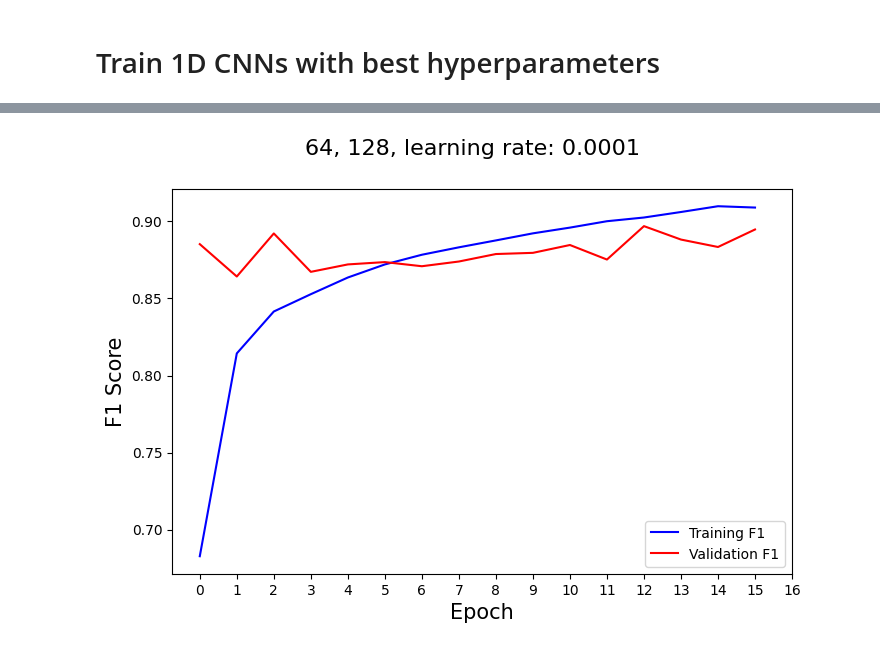
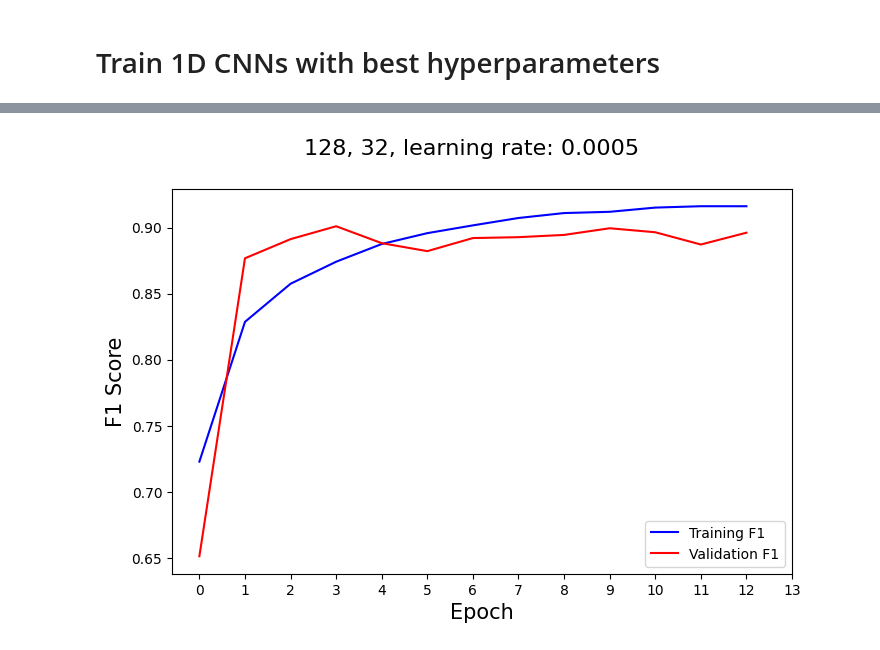
Before and after one commit to MT9981/FYP, a Jupyter notebook: GloVe + Word2Vec (rms) oversampled-keras tuner (done).ipynb, the cells around one changed output, grey strips where cells are left out. Cells and saved outputs as stored; diff of their text form; code cells hidden in the pictures.

```diff
--- a/GloVe + Word2Vec (rms) oversampled-keras tuner (done).ipynb
+++ b/GloVe + Word2Vec (rms) oversampled-keras tuner (done).ipynb
@@ -499,0 +371,20 @@ predicted_f1_score = 0.8961902326770647
+# %%
+input_size = X_train.shape[1]
+
+embedding_layer = Embedding(vocab_size, embedding_size, weights=[rms], trainable=True)
+
+input_layer = Input(shape=(input_size,))
+embedding = embedding_layer(input_layer)
+bilstm = Bidirectional(LSTM(32, activation='relu', kernel_regularizer=regularizers.l2(1), recurrent_regularizer=regularizers.l2(1)))(embedding)
+flatten = Flatten()(bilstm)
+dropout = Dropout(0.3)(flatten)
+dense = Dense(32)(dropout)
+output_layer = Dense(units=1, activation='sigmoid')(dense)
+
+model = Model(input_layer, output_layer)
+
+optimizer = Adam(learning_rate=0.0005)
+
+model.compile(optimizer=optimizer,
+                  loss='binary_crossentropy',
+                  metrics=['accuracy', Precision(thresholds=0.5), Recall(thresholds=0.5), F1Score(threshold=0.5)])
@@ -500,10 +457,11 @@ predicted_f1_score = 0.8961902326770647
 # %%
 from sklearn.utils.class_weight import compute_class_weight
+from tensorflow.keras.layers import Bidirectional, LSTM
 
 input_size = X_train.shape[1]
 
-def cnn_model(hp):
-    conv_filters = hp.Choice("conv_filters", values=[16, 32, 64, 128])
+def bilstm_model(hp):
+    out_space = hp.Choice("output_space", values=[16, 32, 64, 128])
     dense_units = hp.Choice("dense_units", values=[16, 32, 64, 128])
     learning_rate = hp.Choice("learning_rate", values=[0.0001, 0.0005, 0.001, 0.005])
 
@@ -512,9 +470,8 @@ def cnn_model(hp):
     input_layer = Input(shape=(input_size,))
     embedding = embedding_layer(input_layer)
 
-    conv = Conv1D(conv_filters, 10, activation='relu', kernel_regularizer=regularizers.l2(3), padding='same')(embedding)
-    maxpool = MaxPooling1D(3)(conv)
-    flatten = Flatten()(maxpool)
+    bilstm = Bidirectional(LSTM(out_space, activation='relu', kernel_regularizer=regularizers.l2(1), recurrent_regularizer=regularizers.l2(1)))(embedding)
+    flatten = Flatten()(bilstm)
     dropout = Dropout(0.3)(flatten)
     dense = Dense(dense_units)(dropout)
     output_layer = Dense(units=1, activation='sigmoid')(dense)
@@ -535,9 +492,9 @@ from keras_tuner import Objective
 from keras_tuner.tuners import GridSearch
 
 tuner = kt.GridSearch(
-    cnn_model,
+    bilstm_model,
     objective=Objective('val_f1_score', direction='max'),
-    directory='CNN Grid Tuning',
+    directory='BiLSTM Grid Tuning',
     project_name='Glove+Word2Vec (rms) oversampled grid-tune'
 )
 # %% [output]
@@ -610,0 +542,8 @@ _________________________________________________________________
+# %%
+# Retrieve the best hyperparameters #0049, 0057, 0053
+best_trial = tuner.oracle.get_trial('0053')
+best_hyperparameters = best_trial.hyperparameters
+
+# Re-instantiate the model with the best hyperparameters
+best_model = tuner.hypermodel.build(best_hyperparameters)
+best_model.summary()
@@ -638,17 +595,17 @@ Epoch 16/30
 # %%
 #plotting f1
 plt.figure(figsize=(8, 5))  # Create a new figure for each plot
-plt.suptitle(f'64, 128, learning rate: 0.0001', fontsize=16)
+plt.suptitle(f'128, 32, learning rate: 0.0005', fontsize=16)
 plt.ylabel('F1 Score', fontsize=15)
 plt.xlabel('Epoch', fontsize=15)
 plt.plot(hp_history.history['f1_score'], color='b', label='Training F1')
 plt.plot(hp_history.history['val_f1_score'], color='r', label='Validation F1')
 plt.legend(loc='lower right')
 
 plt.xticks(range(0, len(hp_history.history['f1_score']) + 1, 1))
 plt.show()
 # %% [output]
-[figure, old version]
+[figure, new version]
 # %%
 from sklearn.metrics import confusion_matrix, accuracy_score, precision_score, recall_score, f1_score
 
```
Also changed, not shown: parts of 27 cells of this notebook, 14 other files.
